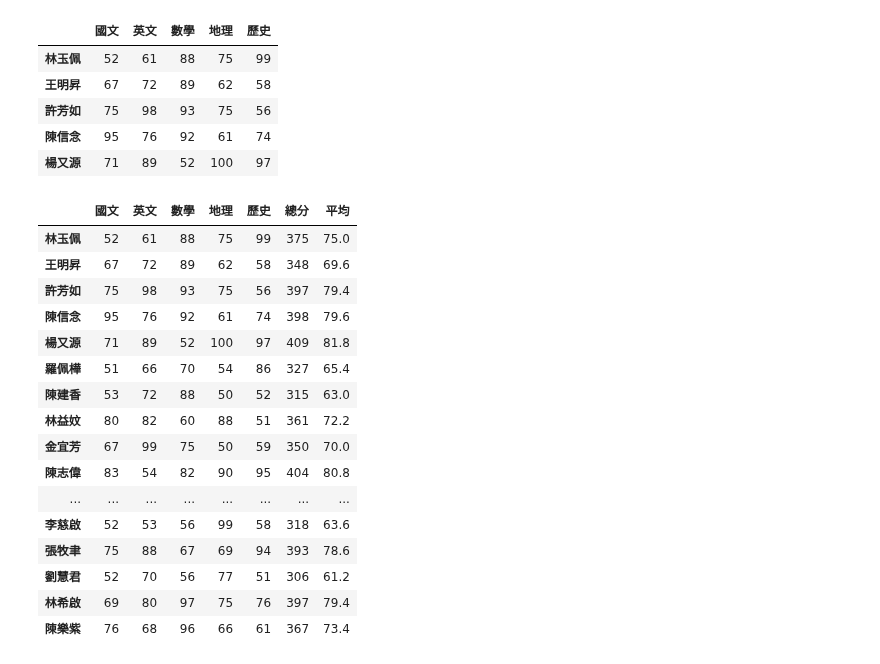
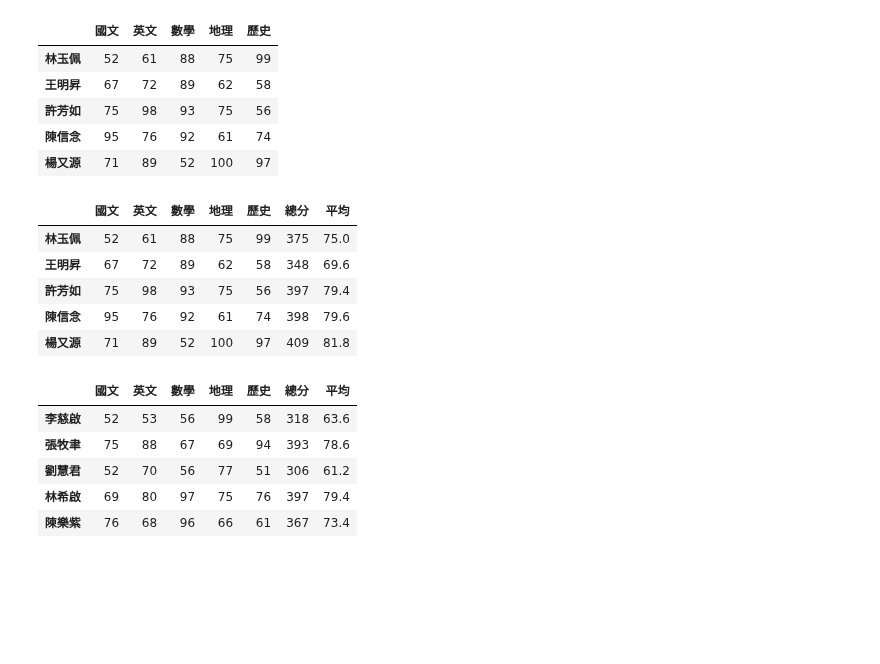
Before and after one commit to wu4fmp6/python_analysis, a Jupyter notebook: lesson5_4.ipynb, the cells around one changed output. Saved outputs shown, nothing was run; the diff lists cells and outputs as text; code cells hidden in the pictures; blank space fills up the shorter version.

```diff
--- a/lesson5_4.ipynb
+++ b/lesson5_4.ipynb
@@ -181,22 +181,20 @@ stu_mean = stu_sum /5
 # %%
 df['總分'] = stu_sum
 df['平均'] = stu_mean
-df
+df.head()
 # %% [output]
 |  | 國文 | 英文 | 數學 | 地理 | 歷史 | 總分 | 平均 |
 | 林玉佩 | 52 | 61 | 88 | 75 | 99 | 375 | 75.0 |
 | 王明昇 | 67 | 72 | 89 | 62 | 58 | 348 | 69.6 |
 | 許芳如 | 75 | 98 | 93 | 75 | 56 | 397 | 79.4 |
 | 陳信念 | 95 | 76 | 92 | 61 | 74 | 398 | 79.6 |
 | 楊又源 | 71 | 89 | 52 | 100 | 97 | 409 | 81.8 |
-| 羅佩樺 | 51 | 66 | 70 | 54 | 86 | 327 | 65.4 |
-| 陳建香 | 53 | 72 | 88 | 50 | 52 | 315 | 63.0 |
-| 林益妏 | 80 | 82 | 60 | 88 | 51 | 361 | 72.2 |
-| 金宜芳 | 67 | 99 | 75 | 50 | 59 | 350 | 70.0 |
-| 陳志偉 | 83 | 54 | 82 | 90 | 95 | 404 | 80.8 |
-| ... | ... | ... | ... | ... | ... | ... | ... |
-| 李慈啟 | 52 | 53 | 56 | 99 | 58 | 318 | 63.6 |
-| 張牧聿 | 75 | 88 | 67 | 69 | 94 | 393 | 78.6 |
-| 劉慧君 | 52 | 70 | 56 | 77 | 51 | 306 | 61.2 |
-| 林希啟 | 69 | 80 | 97 | 75 | 76 | 397 | 79.4 |
-| 陳樂紫 | 76 | 68 | 96 | 66 | 61 | 367 | 73.4 |
+# %%
+df.tail()
+# %% [output]
+|  | 國文 | 英文 | 數學 | 地理 | 歷史 | 總分 | 平均 |
+| 李慈啟 | 52 | 53 | 56 | 99 | 58 | 318 | 63.6 |
+| 張牧聿 | 75 | 88 | 67 | 69 | 94 | 393 | 78.6 |
+| 劉慧君 | 52 | 70 | 56 | 77 | 51 | 306 | 61.2 |
+| 林希啟 | 69 | 80 | 97 | 75 | 76 | 397 | 79.4 |
+| 陳樂紫 | 76 | 68 | 96 | 66 | 61 | 367 | 73.4 |
```
Also changed, not shown: parts of 1 cell of this notebook.
